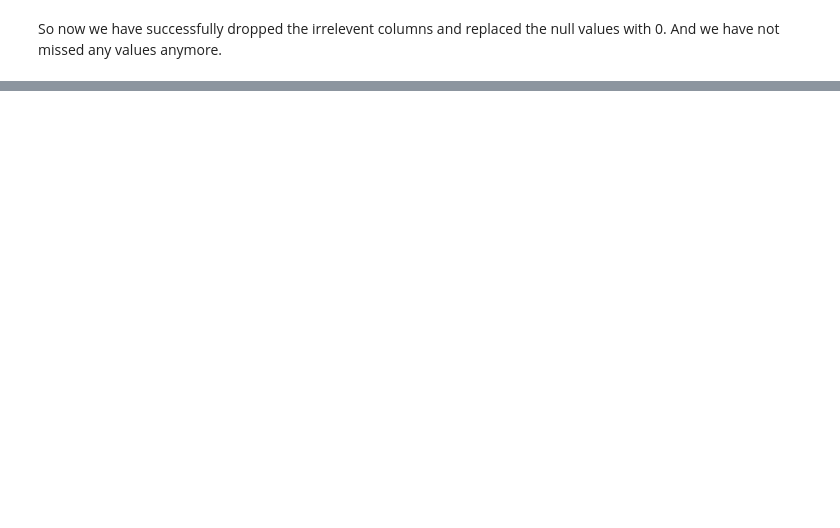
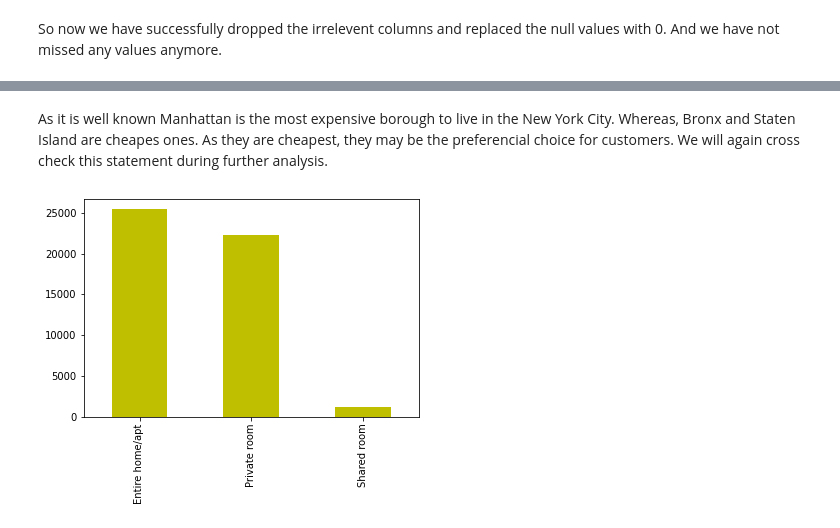
Before and after one commit to Anusha0907/Capstone_EDA, a Jupyter notebook: Copy_of_Airbnb_Bookings_Analysis_Capstone_Project.ipynb, the cells around one changed output, grey strips where cells are left out. Cells and saved outputs as stored; diff of their text form; code cells hidden in the pictures; blank space fills up the shorter version.

```diff
--- a/Copy_of_Airbnb_Bookings_Analysis_Capstone_Project.ipynb
+++ b/Copy_of_Airbnb_Bookings_Analysis_Capstone_Project.ipynb
@@ -162,0 +256,8 @@ plt.show()
+# %% [markdown]
+As it is well known Manhattan is the most expensive borough to live in the New York City. Whereas, Bronx and Staten Island are cheapes ones. As they are cheapest, they may be the preferencial choice for customers. We will again cross check this statement during further analysis.
+# %%
+# room types prefered by travelers
+airbnb_df['room_type'].value_counts().plot(kind='bar',color=['y'])
+plt.show()
+# %% [output]
+[figure, added]
```
Also changed, not shown: parts of 33 cells of this notebook.
